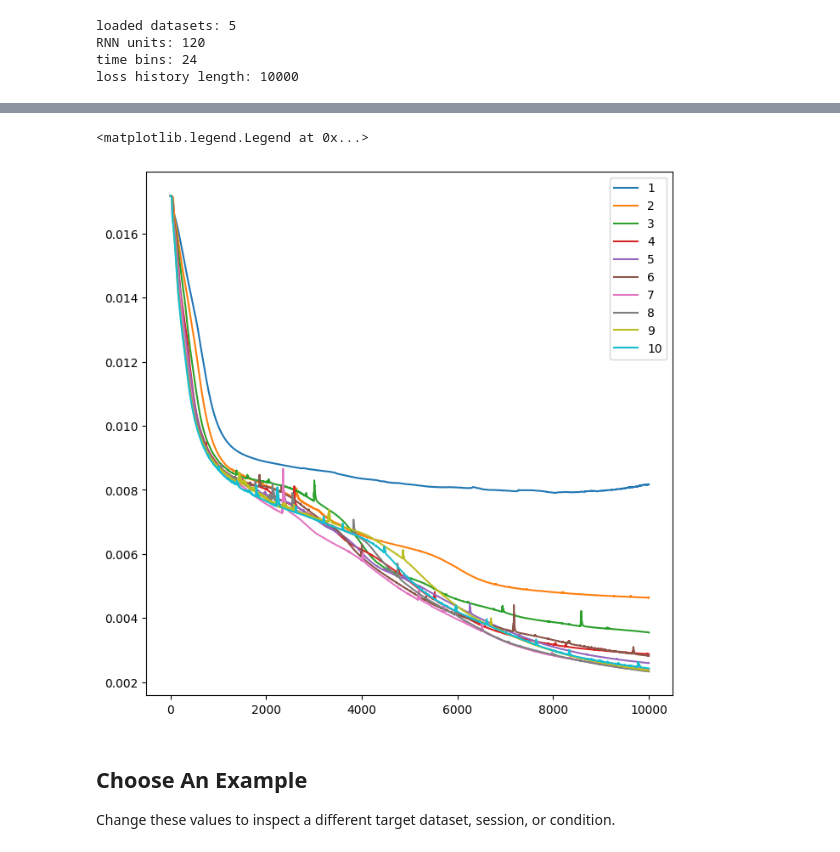
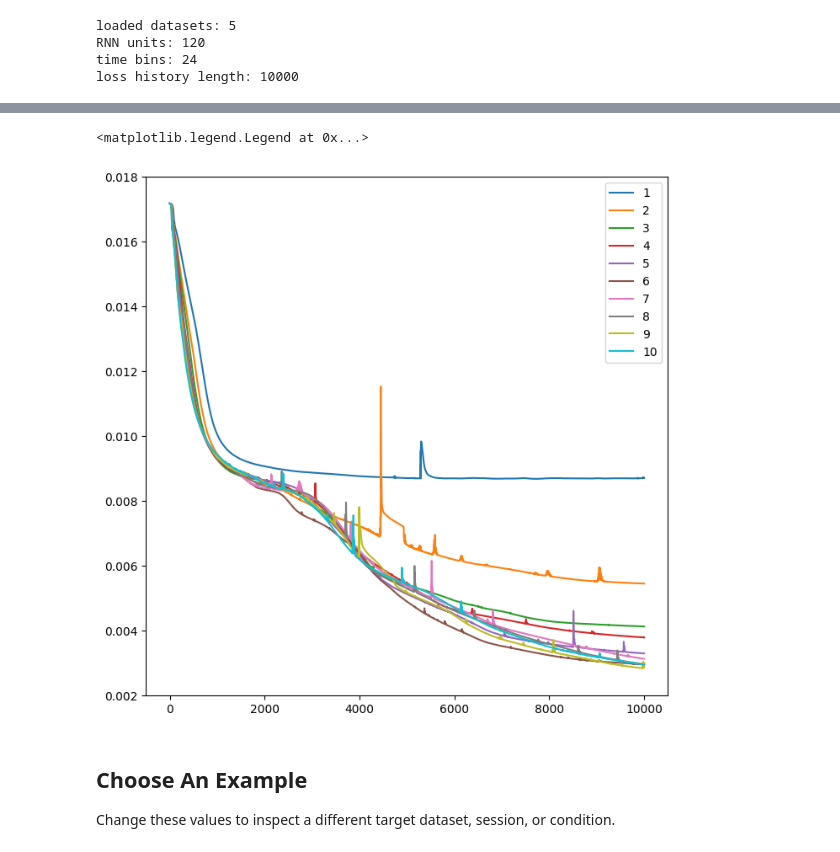
Before and after one commit to chrismkkim/ALMContinualLearning, a Jupyter notebook: _8_LatentNetwork_Notebook.ipynb, the cells around one changed output, grey strips where cells are left out. Cells and saved outputs as stored; diff of their text form; code cells hidden in the pictures.

```diff
--- a/_8_LatentNetwork_Notebook.ipynb
+++ b/_8_LatentNetwork_Notebook.ipynb
@@ -50,0 +58,3 @@ loss history length: 10000
+# %%
+fx = 15
+rnn.V_session.flatten(start_dim=1).norm(dim=1) / torch.linalg.matrix_norm(rnn.V_shared)
@@ -51,7 +117,39 @@ loss history length: 10000
 # %%
-loss_history_list = np.zeros((10,10000))
+loss_session = np.zeros((10,10000))
 ranklist = np.arange(1,11)
 for ix, ir in enumerate(ranklist):
-    checkpoint_path = Path(ln.SAVE_LATENT_PATH) / f'biowulf/latent_hybrid_Rec{ir}_In{ir}_Out{ir}.pt'
+    checkpoint_path = Path(ln.SAVE_LATENT_PATH) / f'session/latent_network_Rec{ir}_In{ir}_Out{ir}.pt'
+    checkpoint = torch.load(checkpoint_path, map_location='cpu')
+    # _results = ln.load_latent_network(checkpoint_path=str(checkpoint_path))
+    loss_session[ix] = checkpoint['loss_history']
+
+
+loss_shared = np.zeros((10,10000))
+ranklist = np.arange(1,11)
+for ix, ir in enumerate(ranklist):
+    checkpoint_path = Path(ln.SAVE_LATENT_PATH) / f'shared/latent_hybrid_Rec{ir}_In{ir}_Out{ir}.pt'
     _results = ln.load_latent_network(checkpoint_path=str(checkpoint_path))
-    loss_history_list[ix] = _results['loss_history']
+    loss_shared[ix] = _results['loss_history']
+
+
+loss_hybrid = np.zeros((10,5,10000))
+ranklist = np.arange(1,11)
+fraclist = np.linspace(0.1,0.9,5)
+for ix, ir in enumerate(ranklist):
+    for jx, jf in enumerate(fraclist):
+        jf_ = np.round(jf,decimals=1)
+        checkpoint_path = Path(ln.SAVE_LATENT_PATH) / f'hybrid/latent_hybrid_Rec{ir}_In{ir}_Out{ir}_FracRec{jf_}_FracIn{jf_}.pt'
+        _results = ln.load_latent_network(checkpoint_path=str(checkpoint_path))
+        loss_hybrid[ix,jx] = _results['loss_history']
+# %%
+rank = 1
+plt.figure(figsize=(16,16))
+for rank in np.arange(1,11):
+    plt.subplot(4,3,rank)
+    plt.title(f'Rank {rank}')
+    plt.plot(loss_shared[rank-1],label=f'shared',c='r',lw=3)
+    for ix in range(5):
+        plt.plot(loss_hybrid[rank-1,ix],label=f'hybrid frac{ix+1}')
+    plt.plot(loss_session[rank-1],label=f'session',c='k',lw=3)
+    plt.ylim([0.002,0.018])
+    plt.legend()
@@ -58,11 +158,12 @@ for ix, ir in enumerate(ranklist):
 # %%
 plt.figure(figsize=(8,8))
 for ix in range(10):
-    plt.plot(loss_history_list[ix],label=f'{ix+1}')
+    plt.plot(loss_shared[ix],label=f'{ix+1}')
+plt.ylim([0.002,0.018])
 plt.legend()
 # %% [output]
 <matplotlib.legend.Legend at 0x...>
-[figure, old version]
+[figure, new version]
 # %% [markdown]
 ## Choose An Example
 
```
Also changed, not shown: parts of 14 cells of this notebook, 3 other files.
